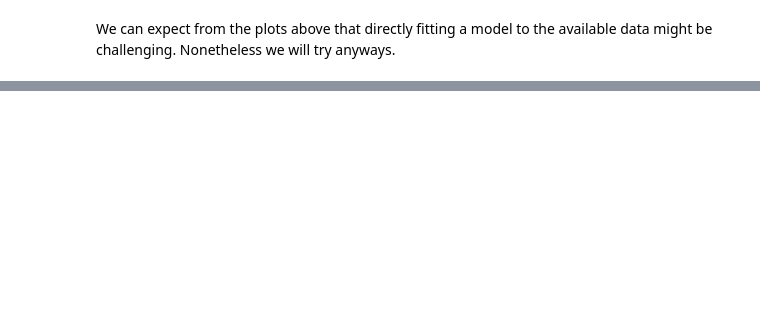
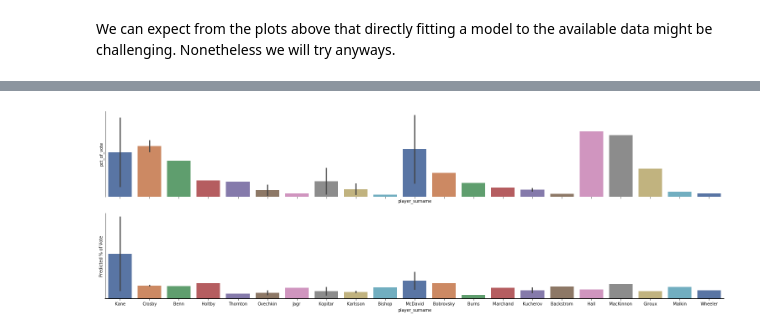
Before and after one commit to dbz10/NHL-Player-Awards, a Jupyter notebook: NHL MVP prediction.ipynb, the cells around one changed output, grey strips where cells are left out. Drawn from its saved outputs; the diff is of its cells as text; code cells hidden in the pictures; blank space fills up the shorter version.

```diff
--- a/NHL MVP prediction.ipynb
+++ b/NHL MVP prediction.ipynb
@@ -196,8 +266,7 @@ fd[fd["Year"]==2018]
 
 model_features = [ u'age', u'goals', u'assists',  u'plus_minus',
        u'wins_goalie', u'losses_goalie', u'ties_goalie', u'goals_against_avg',
-       u'save_pct', u'ops', u'dps', u'gps', u'pos_C',
-       u'pos_D', u'pos_G', u'pos_LW', u'pos_RW']
+       u'save_pct', u'ops', u'dps', u'gps', u'pos_G',u'ga']
 
 # Use all years 2015 and prior for training, and try to predict the previous three years.
 target_yr = 2015
@@ -285,7 +354,7 @@ class XgbWrapper(object):
 # Random Forest parameters
 et_params = {
     'n_jobs': -1,
-    'n_estimators': 100,
+    'n_estimators': 200,
     'max_features': 0.5,
     'max_depth': 12,
     'min_samples_leaf': 2,
@@ -293,7 +362,7 @@ et_params = {
 
 rf_params = {
     'n_jobs': -1,
-    'n_estimators': 100,
+    'n_estimators': 200,
     'max_features': 0.6,
     'max_depth': 12,
     'min_samples_leaf': 2,
@@ -302,7 +371,7 @@ rf_params = {
 
 # Gradient Boosting parameters
 gb_params = {
-    'n_estimators': 500,
+    'n_estimators': 100,
      'max_features': 0.2,
     'max_depth': 5,
     'min_samples_leaf': 2,
@@ -312,7 +381,8 @@ gb_params = {
 
 
 mlp_params = {
-    'hidden_layer_sizes': (4,4)
+    'hidden_layer_sizes': (4,4,2),
+    'alpha': 0.2
 }
 
 SEED = 0
@@ -361,7 +438,7 @@ xgb_params = {
     'silent': 1,
     'subsample': 0.7,
     'learning_rate': 0.075,
-    'max_depth': 7,
+    'max_depth': 6,
     'num_parallel_tree': 1,
     'min_child_weight': 1,
     'eval_metric': 'mae',
@@ -382,7 +459,6 @@ x_test_lvl2 = pd.DataFrame(columns = {
 
 x_test_lvl2["rf"] = forest.predict(x_test)
 x_test_lvl2["xgb"] = gbm.predict(x_test)
-# x_test_lvl2["svr"] = svr_test_F
 x_test_lvl2["et"] = et.predict(x_test)
 x_test_lvl2["mlp"] = mlp.predict(x_test)
 
@@ -431,18 +527,20 @@ test["player_surname"] = surnames
 # %%
 #Showing all three years together
 f, (ax1, ax2) = plt.subplots(2, 1, figsize=(21, 7), sharex=True)
 
 # sns.barplot(x='pct_of_vote', y='final_prediction', data=test[test.loc[:,"Year"]==2017], palette="vlag", ax=ax2)
 sns.barplot(x='player_surname', y='pct_of_vote', data=test, palette="deep", ax=ax1)
 ax2.axhline(0, color="k", clip_on=False)
 ax2.set_ylabel("% of Vote")
 
 # sns.barplot(x='player', y='final_prediction', data=test[test.loc[:,"Year"]==2018], palette="deep", ax=ax3)
 sns.barplot(x='player_surname', y='final_prediction', data=test, palette="deep", ax=ax2)
-ax3.axhline(0, color="k", clip_on=False)
-ax3.set_ylabel("Predicted % of Vote")
+ax2.axhline(0, color="k", clip_on=False)
+ax2.set_ylabel("Predicted % of Vote")
 
 # Finalize the plot
 sns.despine(bottom=True)
 plt.setp(f.axes, yticks=[])
 plt.tight_layout(h_pad=2)
+# %% [output]
+[figure, added]
```
Also changed, not shown: parts of 14 cells of this notebook.
